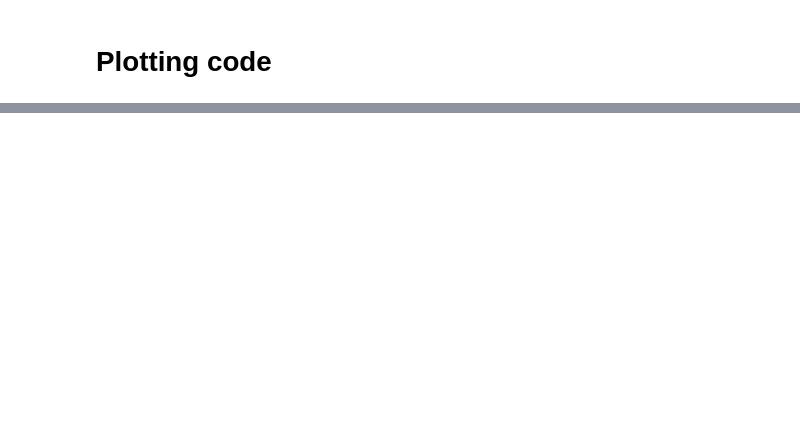
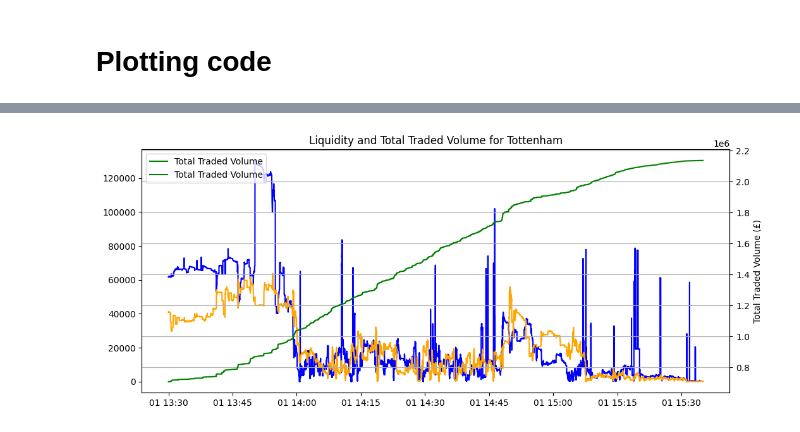
Before and after one commit to benschlagman/Sports-Betting-Research-Repo, a Jupyter notebook: in_play/notebooks/data.ipynb, the cells around one changed output, grey strips where cells are left out. Cells and saved outputs as stored; diff of their text form; code cells hidden in the pictures; blank space fills up the shorter version.

```diff
--- a/in_play/notebooks/data.ipynb
+++ b/in_play/notebooks/data.ipynb
@@ -81,0 +169,33 @@ plt.show()
+# %%
+import matplotlib.pyplot as plt
+
+# Creating the figure
+plt.figure(figsize=(12, 5))
+
+# Plotting Liquidity (Back Side and Lay Side)
+plt.plot(filtered_df['pt'], filtered_df['runner1_best_back'], label='Back Side', color='blue')
+plt.plot(filtered_df['pt'], filtered_df['runner1_best_lay'], label='Lay Side', color='orange')
+
+# Adding Total Traded Volume to the secondary y-axis
+ax2 = plt.gca().twinx()  # Get current axis and create twin
+ax2.plot(filtered_df['pt'], filtered_df['runner1_ttrdv'], label='Total Traded Volume', color='green')
+
+# Adding titles and labels
+plt.title('Liquidity and Total Traded Volume for Tottenham')
+plt.xlabel('Time')
+plt.ylabel('Liquidity (£)')
+ax2.set_ylabel('Total Traded Volume (£)')
+
+# Adding legends for both y-axes
+fig = plt.gcf()
+lines1, labels1 = plt.gca().get_legend_handles_labels()
+lines2, labels2 = ax2.get_legend_handles_labels()
+plt.legend(lines1 + lines2, labels1 + labels2, loc='upper left')
+
+# Adding grid
+plt.grid(True)
+
+# Display the plot
+plt.show()
+# %% [output]
+[figure, added]
```
Also changed, not shown: parts of 6 cells of this notebook, 5 other files.
